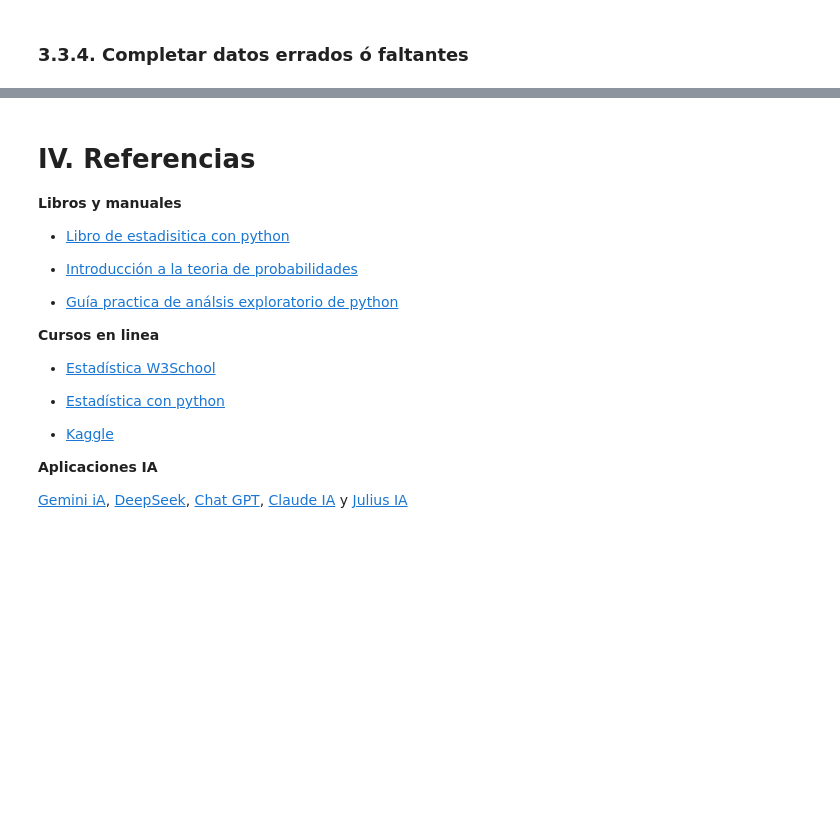
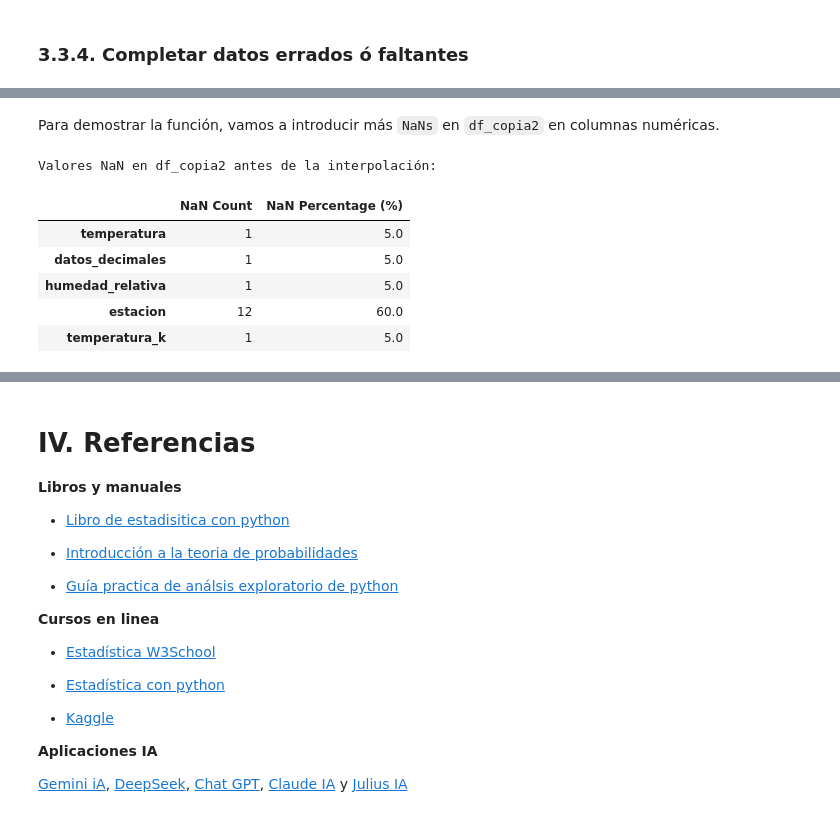
Before and after one commit to vrrp/sachabook_bigdata, a Jupyter notebook: _build/jupyter_execute/docs/03_programación_basica_python_AI.ipynb, the cells around one changed output, grey strips where cells are left out. Drawn from its saved outputs; the diff is of its cells as text; code cells hidden in the pictures; blank space fills up the shorter version.

```diff
--- a/_build/jupyter_execute/docs/03_programación_basica_python_AI.ipynb
+++ b/_build/jupyter_execute/docs/03_programación_basica_python_AI.ipynb
@@ -903,0 +973,18 @@ dtype: int64
+# %% [markdown]
+Para demostrar la función, vamos a introducir más `NaNs` en `df_copia2` en columnas numéricas.
+# %%
+# Introducir NaNs adicionales para la demostración en df_copia2
+df_copia2.loc[5, 'temperatura'] = np.nan
+df_copia2.loc[10, 'humedad_relativa'] = np.nan
+df_copia2.loc[15, 'temperatura_k'] = np.nan
+
+print("Valores NaN en df_copia2 antes de la interpolación:")
+display(contar_nan(df_copia2))
+# %% [output]
+Valores NaN en df_copia2 antes de la interpolación:
+|  | NaN Count | NaN Percentage (%) |
+| temperatura | 1 | 5.0 |
+| datos_decimales | 1 | 5.0 |
+| humedad_relativa | 1 | 5.0 |
+| estacion | 12 | 60.0 |
+| temperatura_k | 1 | 5.0 |
```
Also changed, not shown: parts of 14 cells of this notebook, 6 other files.
